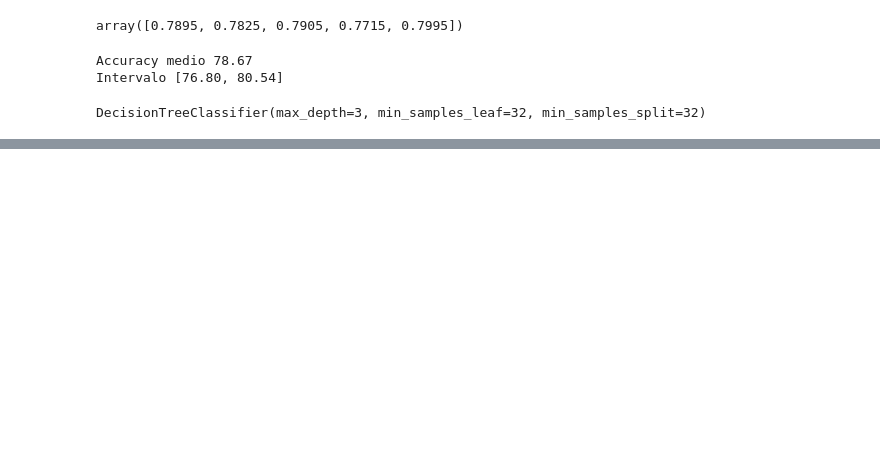
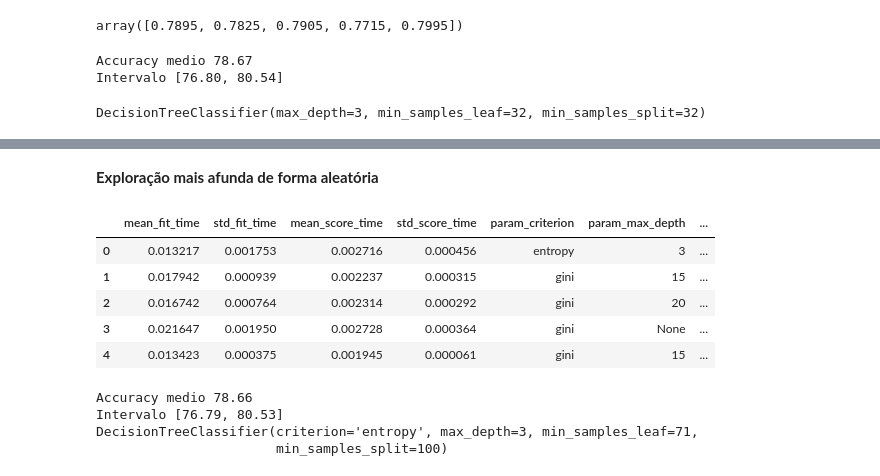
Before and after one commit to CleristonLima/Python, a Jupyter notebook: Introdução_a_machine_learning_otimização.ipynb, the cells around one changed output, grey strips where cells are left out. Drawn from its saved outputs; the diff is of its cells as text; code cells hidden in the pictures; blank space fills up the shorter version.

```diff
--- a/Introdução_a_machine_learning_otimização.ipynb
+++ b/Introdução_a_machine_learning_otimização.ipynb
@@ -674,0 +802,46 @@ graph
+# %% [markdown]
+**Exploração mais afunda de forma aleatória**
+# %%
+import numpy as np
+from sklearn.model_selection import RandomizedSearchCV
+
+# Serve para chamar o pacote de python para ciencia
+from scipy.stats import randint
+
+SEED=301
+np.random.seed(SEED)
+
+espaco_de_parametros = {
+    "max_depth" : [3, 5, 10, 15, 20, 30, None],
+    "min_samples_split" : randint(32, 128),
+    "min_samples_leaf" : randint(32, 128),
+    "criterion" : ["gini", "entropy"]
+}
+
+busca = RandomizedSearchCV(DecisionTreeClassifier(),
+                     espaco_de_parametros,
+                     n_iter = 64,
+                     cv = KFold(n_splits = 5, shuffle=True),
+                     random_state = SEED)
+busca.fit(x_azar, y_azar)
+resultados = pd.DataFrame(busca.cv_results_)
+resultados.head()
+# %% [output]
+|  | mean_fit_time | std_fit_time | mean_score_time | std_score_time | param_criterion | param_max_depth | ... |
+| 0 | 0.013217 | 0.001753 | 0.002716 | 0.000456 | entropy | 3 | ... |
+| 1 | 0.017942 | 0.000939 | 0.002237 | 0.000315 | gini | 15 | ... |
+| 2 | 0.016742 | 0.000764 | 0.002314 | 0.000292 | gini | 20 | ... |
+| 3 | 0.021647 | 0.001950 | 0.002728 | 0.000364 | gini | None | ... |
+| 4 | 0.013423 | 0.000375 | 0.001945 | 0.000061 | gini | 15 | ... |
+# %%
+from sklearn.model_selection import cross_val_score
+
+scores = cross_val_score(busca, x_azar, y_azar, cv = KFold(n_splits=5, shuffle=True))
+imprime_scores(scores)
+melhor = busca.best_estimator_
+print(melhor)
+# %% [output]
+Accuracy medio 78.66
+Intervalo [76.79, 80.53]
+DecisionTreeClassifier(criterion='entropy', max_depth=3, min_samples_leaf=71,
+                       min_samples_split=100)
```
Also changed, not shown: parts of 32 cells of this notebook.
